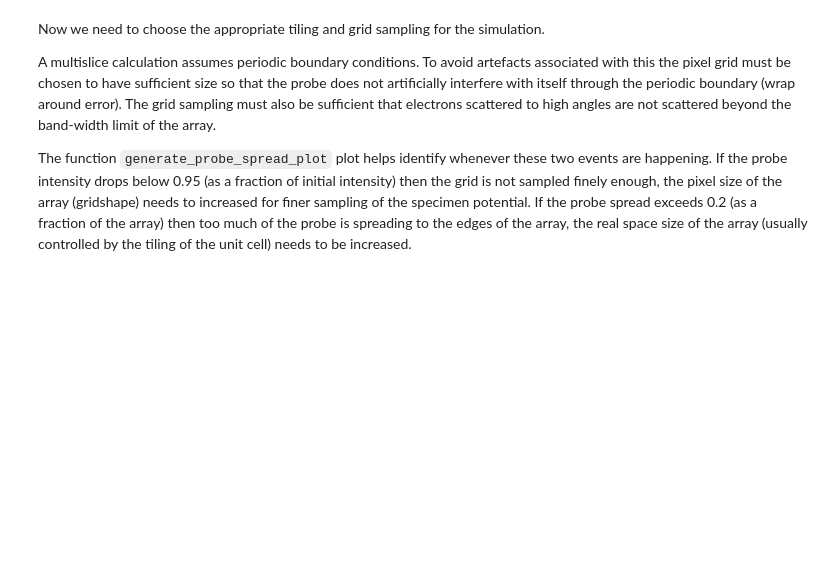
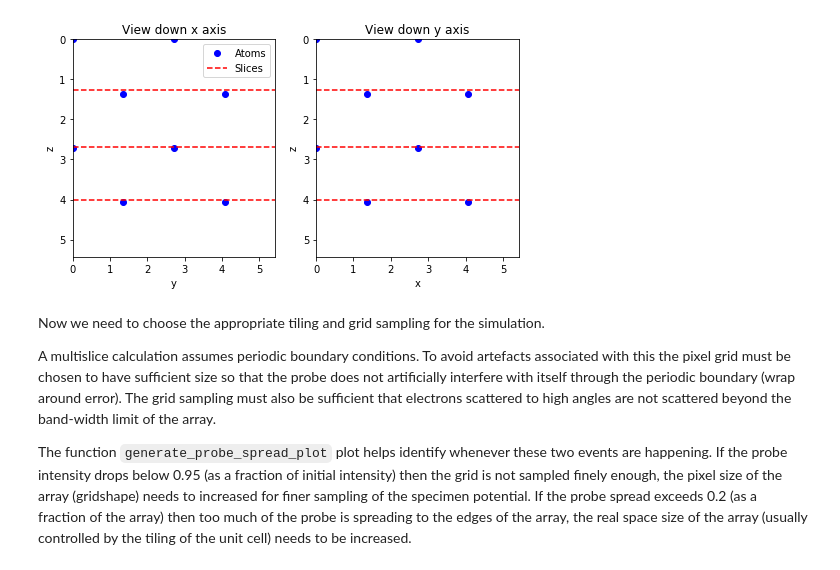
Before and after one commit to HamishGBrown/py_multislice, a Jupyter notebook: Demos/Multislice_fundamentals.ipynb, the cells around one changed output. Cells and saved outputs as stored; diff of their text form; code cells hidden in the pictures; blank space fills up the shorter version.

```diff
--- a/Demos/Multislice_fundamentals.ipynb
+++ b/Demos/Multislice_fundamentals.ipynb
@@ -24,3 +39,20 @@ _ = structure.generate_slicing_figure(slices,show=False)
+# %%
+import pyms
+import numpy as np
+%matplotlib inline
+structure = pyms.structure.fromfile("Structures/Si100.xyz",temperature_factor_units='urms',atomic_coordinates='cartesian')
+
+# Even slicing: some minor errors will exhibit in the calculation
+# slice_size = 2/structure.unitcell[2]
+nslices = int(np.ceil(structure.unitcell[2]/2))
+slices = np.linspace(1.0/nslices,1.0,nslices)
+slices[-1]=1.0
+# bespoke slicing: minimal error
+slices = np.asarray([1.26,2.7,4.00]) /structure.unitcell[2]
+
+_ = structure.generate_slicing_figure(slices,show=False)
+# %% [output]
+[figure, added]
 # %% [markdown]
 Now we need to choose the appropriate tiling and grid sampling for the simulation.
 
```
Also changed, not shown: parts of 5 cells of this notebook, 1 other file.
